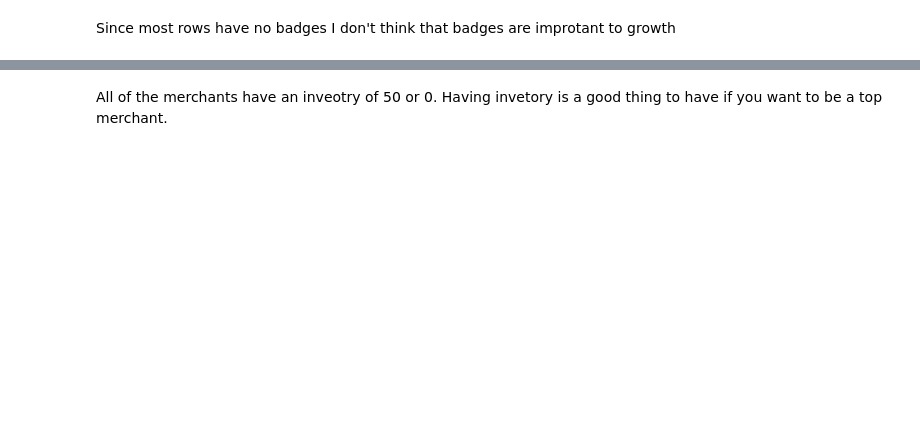
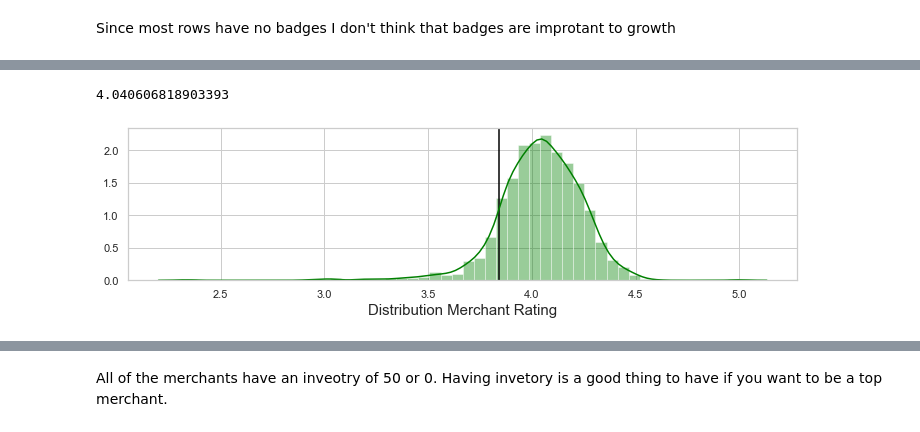
Before and after one commit to nanthalec/Wish, a Jupyter notebook: Wish Final NB.ipynb, the cells around one changed output, grey strips where cells are left out. Saved outputs shown, nothing was run; the diff lists cells and outputs as text; code cells hidden in the pictures; blank space fills up the shorter version.

```diff
--- a/Wish Final NB.ipynb
+++ b/Wish Final NB.ipynb
@@ -662,8 +683,3 @@ print(mean10)
-# %%
-sns.set(rc={'figure.figsize': (16,3)})
-aa= sales['units_sold'].values
-
-sns.boxplot(aa)
 # %%
 # Price
 sns.set(rc={'figure.figsize': (10,4)})
@@ -684,6 +703,3 @@ print(mean)
-# %%
-sns.set(rc={'figure.figsize': (16,3)})
-sns.boxplot(a)
 # %%
 #RETAIL PRICE
 sns.set(rc={'figure.figsize': (10,5)})
@@ -705,4 +724 @@ print (mean1)
-# %%
-sns.set(rc={'figure.figsize': (16,3)})
-sns.boxplot(b)
 # %% [markdown]
@@ -841,3 +948,22 @@ print (mean3)
+# %%
+#Distribution and Mean
+sns.set(rc={'figure.figsize': (10,3)})
+sns.set_style("whitegrid")
+
+t= sales['merchant_rating'].values
+
+# mean
+mean20 = sales['merchant_rating'].mean()
+plt.axvline(mean3,0, 1, color = 'black')
+mean3
+sns.distplot(t, color='green')
+plt.xlabel("Distribution Merchant Rating", size=15)
+plt.tight_layout()
+
+print (mean20)
+# %% [output]
+4.040606818903393
+[figure, added]
 # %%
 ba =sns.scatterplot(x = 'rating' , y = 'revenue', data = sales, color = 'green', marker = "p")
 
```
Also changed, not shown: parts of 89 cells of this notebook, 12 other files.
